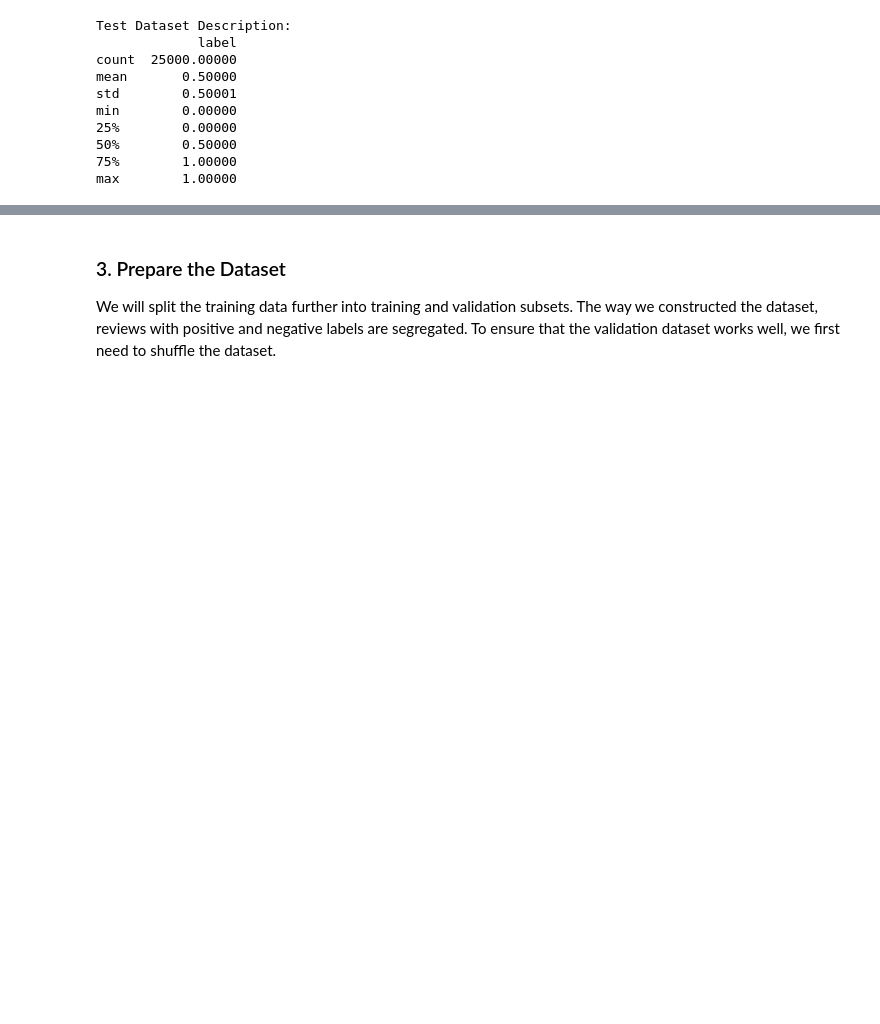
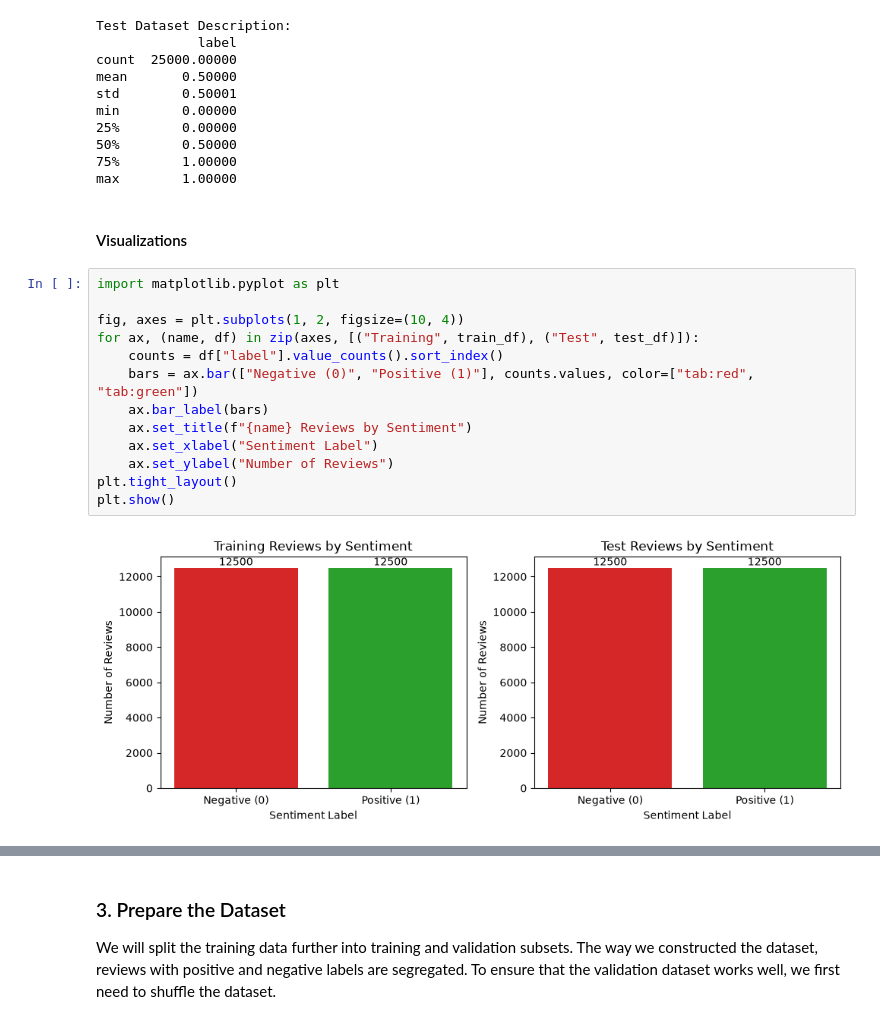
Before and after one commit to mcml1225/sentimentscope-transformer, a Jupyter notebook: SentimentScope_starter.ipynb, the cells around one changed output, grey strips where cells are left out. Drawn from its saved outputs; the diff is of its cells as text; blank space fills up the shorter version.

Commit message:
Add labeled EDA visualizations

```diff
--- a/SentimentScope_starter.ipynb
+++ b/SentimentScope_starter.ipynb
@@ -349,3 +349,20 @@ min        0.00000
 50%        0.50000
 75%        1.00000
 max        1.00000
+# %% [markdown]
+#### Visualizations
+# %%
+import matplotlib.pyplot as plt
+
+fig, axes = plt.subplots(1, 2, figsize=(10, 4))
+for ax, (name, df) in zip(axes, [("Training", train_df), ("Test", test_df)]):
+    counts = df["label"].value_counts().sort_index()
+    bars = ax.bar(["Negative (0)", "Positive (1)"], counts.values, color=["tab:red", "tab:green"])
+    ax.bar_label(bars)
+    ax.set_title(f"{name} Reviews by Sentiment")
+    ax.set_xlabel("Sentiment Label")
+    ax.set_ylabel("Number of Reviews")
+plt.tight_layout()
+plt.show()
+# %% [output]
+[figure, added]
```
Also changed, not shown: parts of 2 cells of this notebook.
